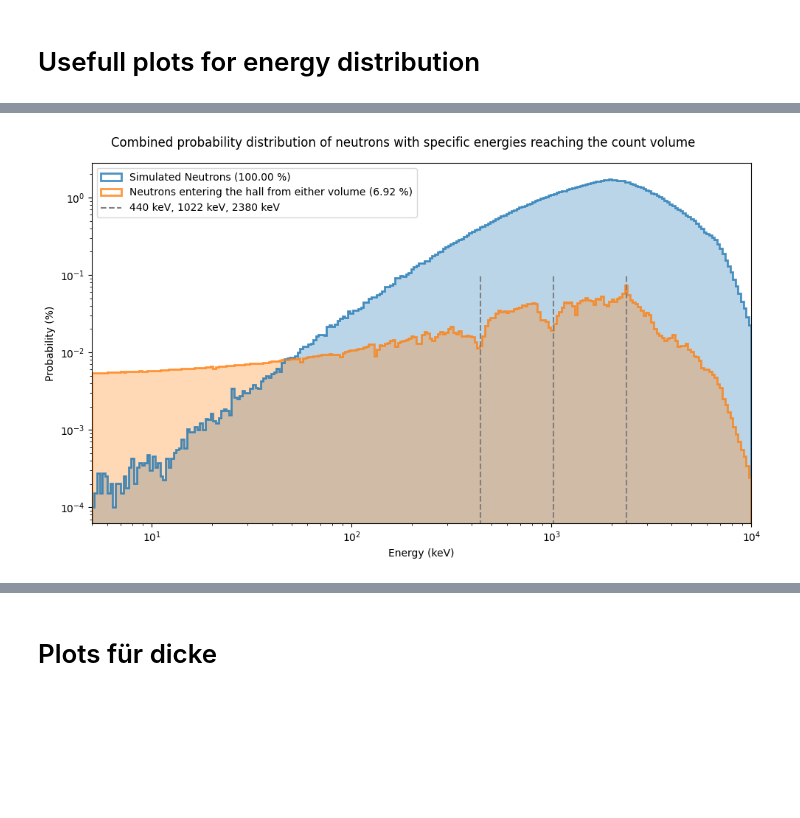
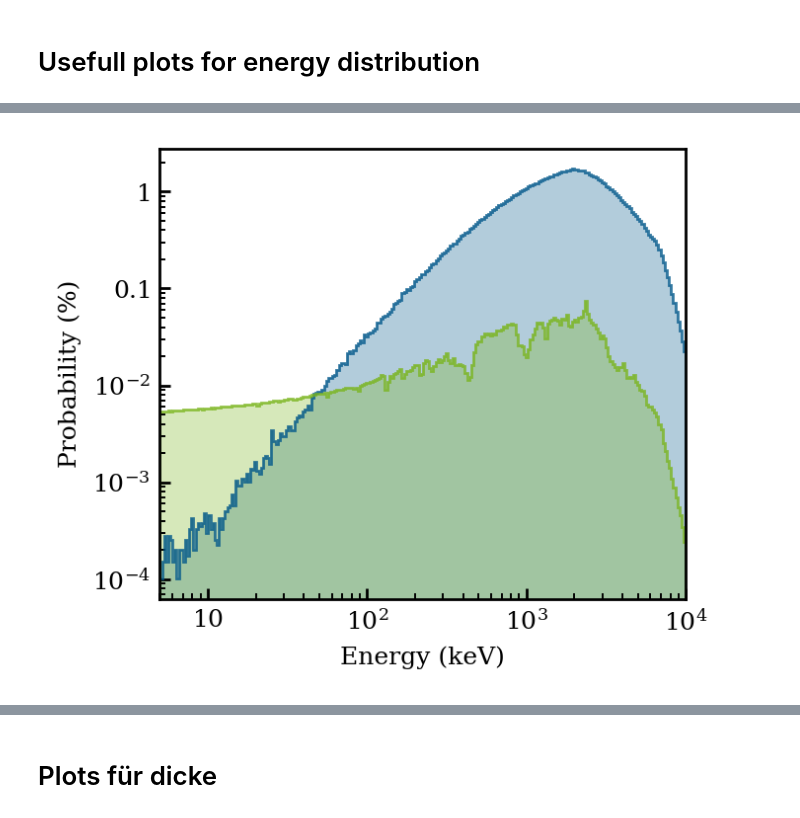
Before and after one commit to B-Koberg/XeSim, a Jupyter notebook: notebooks/Analysis_EnergyDist.ipynb, the cells around one changed output, grey strips where cells are left out. Cells and saved outputs as stored; diff of their text form; code cells hidden in the pictures; blank space fills up the shorter version.

```diff
--- a/notebooks/Analysis_EnergyDist.ipynb
+++ b/notebooks/Analysis_EnergyDist.ipynb
@@ -617,36 +624,33 @@ lin_data_comb = [lin_data_norm[0], 1/3*lin_data_norm[1] + 2/3 * lin_data_norm[2]
 
 bin_data_comb = [bin_data_norm[0], bin_data_norm[1]]
 # %%
-fig, ax = plt.subplots(1,1, figsize=(10, 6))
+
 
 labels = ['Simulated Neutrons', 'Neutrons entering the hall from either volume',]
 
-#axs_flat = axs.flat  # Flatten the 2D array of axes
-
-for i in range(len(vals_data_comb)):
-    ax.hist(bin_data_comb[i][:-1], bins=bin_data_comb[i], weights=vals_data_comb[i]*100,
-            histtype='step', linewidth=2, color=colors[i],
-            label=f'{labels[i]} ({sum(lin_data_comb[i])* 100:.2f} %)', alpha=0.8)
-    ax.hist(bin_data_comb[i][:-1], bins=bin_data_comb[i], weights=vals_data_comb[i]*100,
-            histtype='stepfilled', color=colors[i], alpha=0.3)
-
-ax.vlines([440,1022, 2.38 * 1e3], 0, 0.1, colors='grey', linestyles='--', label='440 keV, 1022 keV, 2380 keV')
-
-ax.set_yscale('log')
-ax.set_xscale('log')
-ax.set_xlim(5, 10000)
-ax.set_xlabel('Energy (keV)')
-ax.set_ylabel('Probability (%)')
-ax.legend()
+plt.hist(bin_data_comb[0][:-1], bins=bin_data_comb[0], weights=vals_data_comb[0]*100,
+        histtype='step', color=xps.colors[col[0]],
+        label=f'{labels[0]} ({sum(lin_data_comb[0])* 100:.2f} %)', alpha=0.8)
+plt.hist(bin_data_comb[0][:-1], bins=bin_data_comb[0], weights=vals_data_comb[0]*100,
+        histtype='stepfilled', color=xps.colors[col[0]], alpha=0.3)
 
 
-plt.suptitle(f'Combined probability distribution of neutrons with specific energies reaching the count volume')
-plt.tight_layout()
+plt.hist(bin_data_comb[1][:-1], bins=bin_data_comb[1], weights=vals_data_comb[1]*100,
+        histtype='step', color=xps.colors['apfelgruen'],
+        label=f'{labels[1]} ({sum(lin_data_comb[1])* 100:.2f} %)', alpha=0.8)
+plt.hist(bin_data_comb[1][:-1], bins=bin_data_comb[1], weights=vals_data_comb[1]*100,
+        histtype='stepfilled', color=xps.colors['apfelgruen'], alpha=0.3)
+
+plt.yscale('log')
+plt.xscale('log')
+plt.xlim(5, 10000)
+plt.xlabel('Energy (keV)')
+plt.ylabel('Probability (%)')
 plt.savefig(f"/home/b/bkoberg/AGW_LowRad/home/bkoberg/XeSim/notebooks/Pictures/{path_Version}/{path_Material}/Neutron_prob_comb.png")
 plt.savefig(f"/home/b/bkoberg/AGW_LowRad/home/bkoberg/XeSim/notebooks/Pictures/{path_Version}/{path_Material}/Neutron_prob_comb.pdf")
 plt.show()
 # %% [output]
-[figure, old version]
+[figure, new version]
 # %%
 used_rate = np.loadtxt('/home/b/bkoberg/AGW_LowRad/home/bkoberg/XeSim/notebooks/RadiogenicNeutronDistribution.txt', skiprows=2)
 
```
Also changed, not shown: parts of 31 cells of this notebook, 57 other files.
